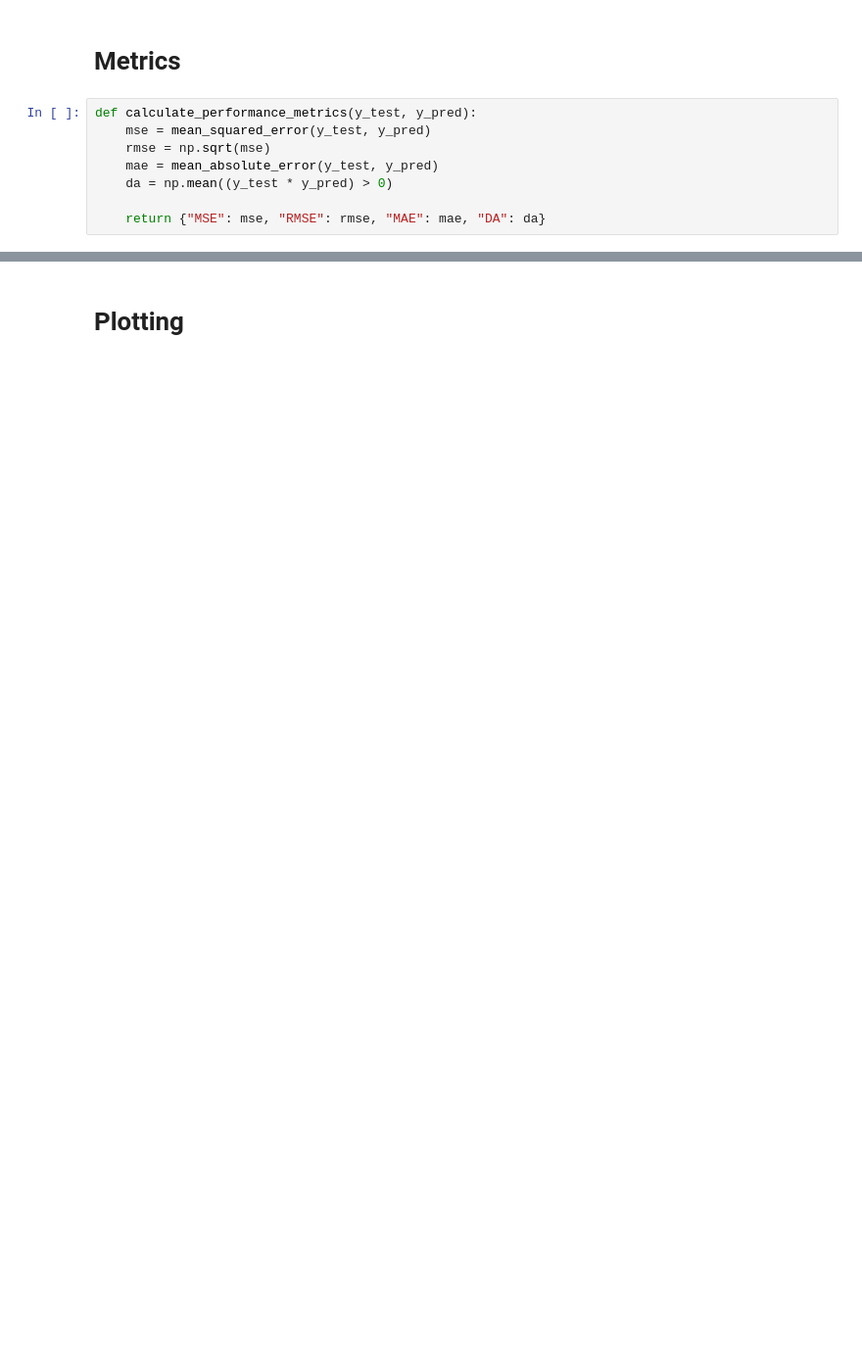
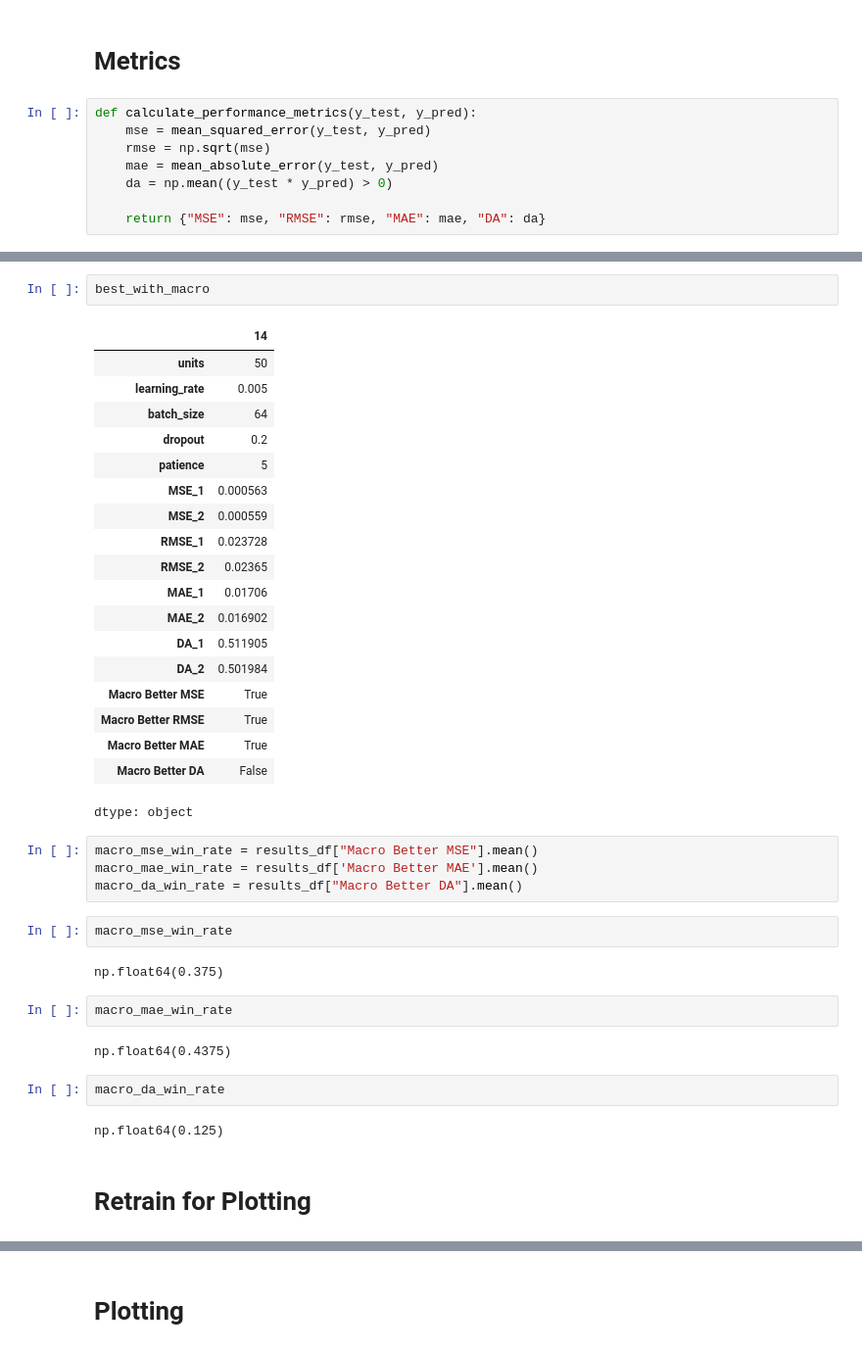
Before and after one commit to NichBry25/BitcoinPricePrediction, a Jupyter notebook: BTCForecasting_GRU.ipynb, the cells around one changed output, grey strips where cells are left out. Shown at 98% size. Saved outputs shown, nothing was run; the diff lists cells and outputs as text; blank space fills up the shorter version.

```diff
--- a/BTCForecasting_GRU.ipynb
+++ b/BTCForecasting_GRU.ipynb
@@ -285,0 +322,40 @@ with_macro_metrics
+# %%
+best_with_macro
+# %% [output]
+|  | 14 |
+| units | 50 |
+| learning_rate | 0.005 |
+| batch_size | 64 |
+| dropout | 0.2 |
+| patience | 5 |
+| MSE_1 | 0.000563 |
+| MSE_2 | 0.000559 |
+| RMSE_1 | 0.023728 |
+| RMSE_2 | 0.02365 |
+| MAE_1 | 0.01706 |
+| MAE_2 | 0.016902 |
+| DA_1 | 0.511905 |
+| DA_2 | 0.501984 |
+| Macro Better MSE | True |
+| Macro Better RMSE | True |
+| Macro Better MAE | True |
+| Macro Better DA | False |
+dtype: object
+# %%
+macro_mse_win_rate = results_df["Macro Better MSE"].mean()
+macro_mae_win_rate = results_df['Macro Better MAE'].mean()
+macro_da_win_rate = results_df["Macro Better DA"].mean()
+# %%
+macro_mse_win_rate
+# %% [output]
+np.float64(0.375)
+# %%
+macro_mae_win_rate
+# %% [output]
+np.float64(0.4375)
+# %%
+macro_da_win_rate
+# %% [output]
+np.float64(0.125)
+# %% [markdown]
+# Retrain for Plotting
```
Also changed, not shown: parts of 35 cells of this notebook.
